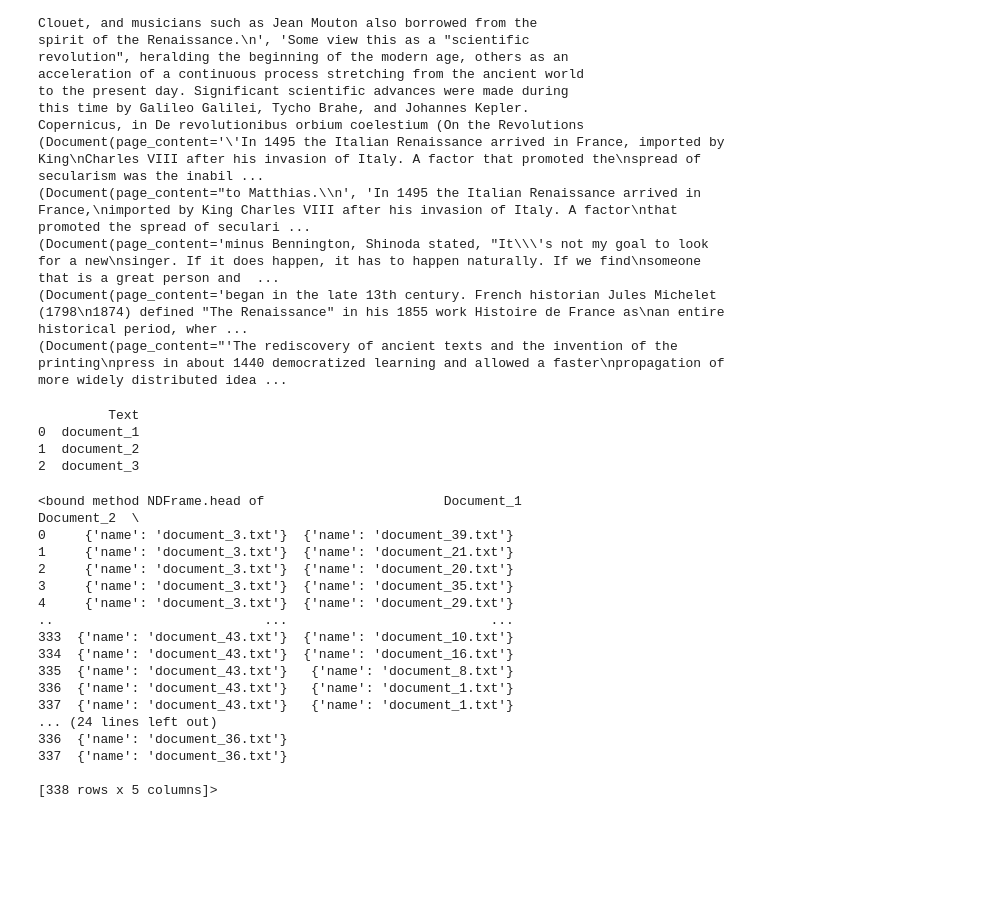
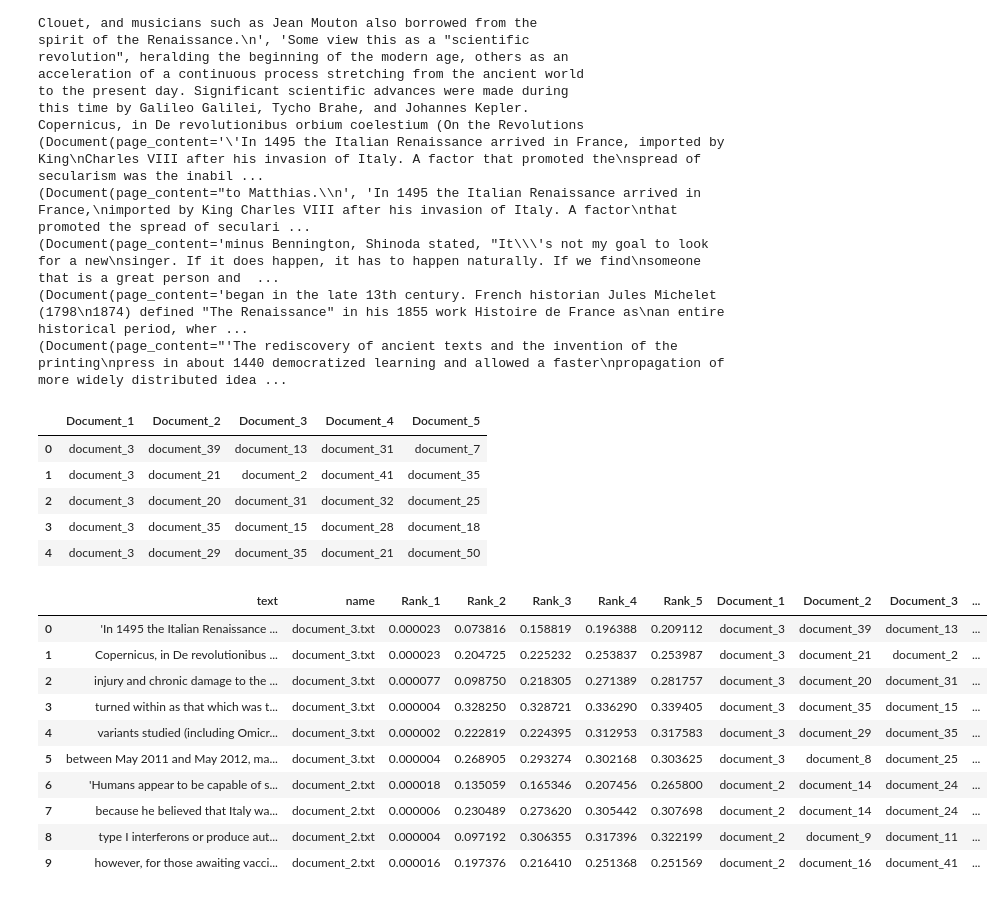
Before and after one commit to yantralogics/RAG_with_metadata, a Jupyter notebook: notebooks/find_duplicate_chunks.ipynb, the cells around one changed output. Drawn from its saved outputs; the diff is of its cells as text; code cells hidden in the pictures; blank space fills up the shorter version.

Commit message:
duplicate_chunks_found

```diff
--- a/notebooks/find_duplicate_chunks.ipynb
+++ b/notebooks/find_duplicate_chunks.ipynb
@@ -177,46 +177,50 @@ scores_df.columns = ['Rank_1', 'Rank_2', 'Rank_3', 'Rank_4', 'Rank_5']
 
 import regex as re
 import pandas as pd
-import re
-import pandas as pd
-import re
+
+metalist = []
+
+for i in range(0, len(metadata)):
+    this_metadata = metadata[i]
+    #print(this_metadata)
+    pattern = r'document_\d+'
+    texts = [re.search(pattern, m['name']).group() for m in this_metadata]
+    metalist.append(texts)
+    #print(metalist)
+
+
 
 # Extract text matching pattern "document_\d+"
-metadata = [{'name': 'document_1.txt'}, {'name': 'document_2.txt'}, {'name': 'document_3.txt'}]
+metadata_df = pd.DataFrame(metalist)
 
 # Extract text matching pattern "document_\d+"
-pattern = r'document_\d+'
-texts = [re.search(pattern, m['name']).group() for m in metadata]
 
 # Create a dataframe
-df = pd.DataFrame({'Text': texts})
+#df = pd.DataFrame({'Text': texts})
 
-print(df)
+#print(metadata_df)
+metadata_df.columns = ['Document_1', 'Document_2', 'Document_3', 'Document_4', 'Document_5']
+metadata_df.head()
 # %% [output]
-         Text
-0  document_1
-1  document_2
-2  document_3
+|  | Document_1 | Document_2 | Document_3 | Document_4 | Document_5 |
+| 0 | document_3 | document_39 | document_13 | document_31 | document_7 |
+| 1 | document_3 | document_21 | document_2 | document_41 | document_35 |
+| 2 | document_3 | document_20 | document_31 | document_32 | document_25 |
+| 3 | document_3 | document_35 | document_15 | document_28 | document_18 |
+| 4 | document_3 | document_29 | document_35 | document_21 | document_50 |
-# %%
-metadata_df = pd.DataFrame(metadata)
-metadata_df.columns = ['Document_1', 'Document_2', 'Document_3', 'Document_4', 'Document_4']
-# %%
-metadata_df.head
-# %% [output]
-<bound method NDFrame.head of                       Document_1                   Document_2  \
-0     {'name': 'document_3.txt'}  {'name': 'document_39.txt'}
-1     {'name': 'document_3.txt'}  {'name': 'document_21.txt'}
-2     {'name': 'document_3.txt'}  {'name': 'document_20.txt'}
-3     {'name': 'document_3.txt'}  {'name': 'document_35.txt'}
-4     {'name': 'document_3.txt'}  {'name': 'document_29.txt'}
-..                           ...                          ...
-333  {'name': 'document_43.txt'}  {'name': 'document_10.txt'}
-334  {'name': 'document_43.txt'}  {'name': 'document_16.txt'}
-335  {'name': 'document_43.txt'}   {'name': 'document_8.txt'}
-336  {'name': 'document_43.txt'}   {'name': 'document_1.txt'}
-337  {'name': 'document_43.txt'}   {'name': 'document_1.txt'}
-... (24 lines left out)
-336  {'name': 'document_36.txt'}
-337  {'name': 'document_36.txt'}
-
-[338 rows x 5 columns]>
+# %%
+# Concatenate the scores and metadata dataframes
+df_final = pd.concat([df_chunked,scores_df, metadata_df], axis=1)
+df_final.head(10)
+# %% [output]
+|  | text | name | Rank_1 | Rank_2 | Rank_3 | Rank_4 | Rank_5 | Document_1 | Document_2 | Document_3 | ... |
+| 0 | 'In 1495 the Italian Renaissance ... | document_3.txt | 0.000023 | 0.073816 | 0.158819 | 0.196388 | 0.209112 | document_3 | document_39 | document_13 | ... |
+| 1 | Copernicus, in De revolutionibus ... | document_3.txt | 0.000023 | 0.204725 | 0.225232 | 0.253837 | 0.253987 | document_3 | document_21 | document_2 | ... |
+| 2 | injury and chronic damage to the ... | document_3.txt | 0.000077 | 0.098750 | 0.218305 | 0.271389 | 0.281757 | document_3 | document_20 | document_31 | ... |
+| 3 | turned within as that which was t... | document_3.txt | 0.000004 | 0.328250 | 0.328721 | 0.336290 | 0.339405 | document_3 | document_35 | document_15 | ... |
+| 4 | variants studied (including Omicr... | document_3.txt | 0.000002 | 0.222819 | 0.224395 | 0.312953 | 0.317583 | document_3 | document_29 | document_35 | ... |
+| 5 | between May 2011 and May 2012, ma... | document_3.txt | 0.000004 | 0.268905 | 0.293274 | 0.302168 | 0.303625 | document_3 | document_8 | document_25 | ... |
+| 6 | 'Humans appear to be capable of s... | document_2.txt | 0.000018 | 0.135059 | 0.165346 | 0.207456 | 0.265800 | document_2 | document_14 | document_24 | ... |
+| 7 | because he believed that Italy wa... | document_2.txt | 0.000006 | 0.230489 | 0.273620 | 0.305442 | 0.307698 | document_2 | document_14 | document_24 | ... |
+| 8 | type I interferons or produce aut... | document_2.txt | 0.000004 | 0.097192 | 0.306355 | 0.317396 | 0.322199 | document_2 | document_9 | document_11 | ... |
+| 9 | however, for those awaiting vacci... | document_2.txt | 0.000016 | 0.197376 | 0.216410 | 0.251368 | 0.251569 | document_2 | document_16 | document_41 | ... |
```
